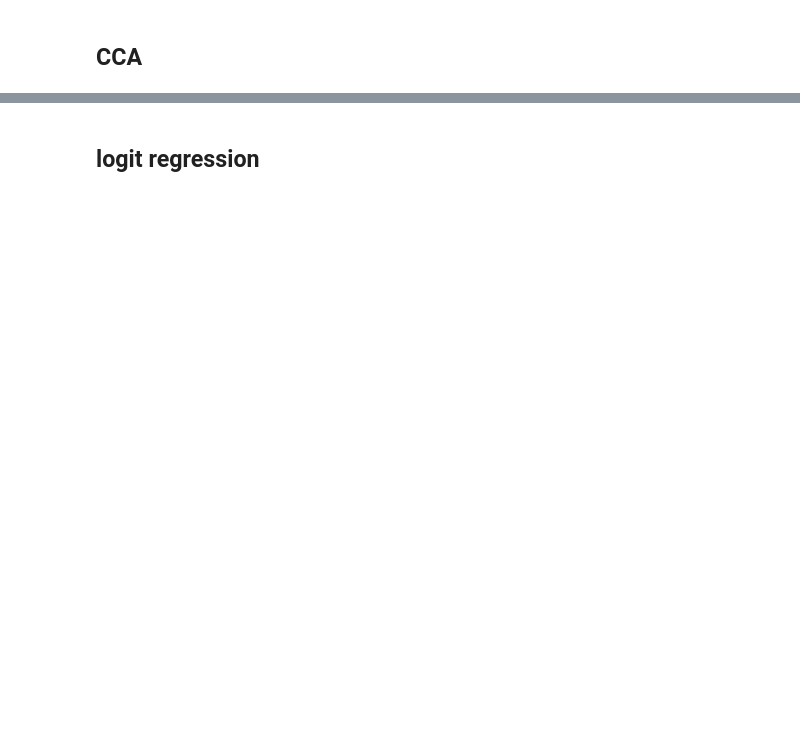
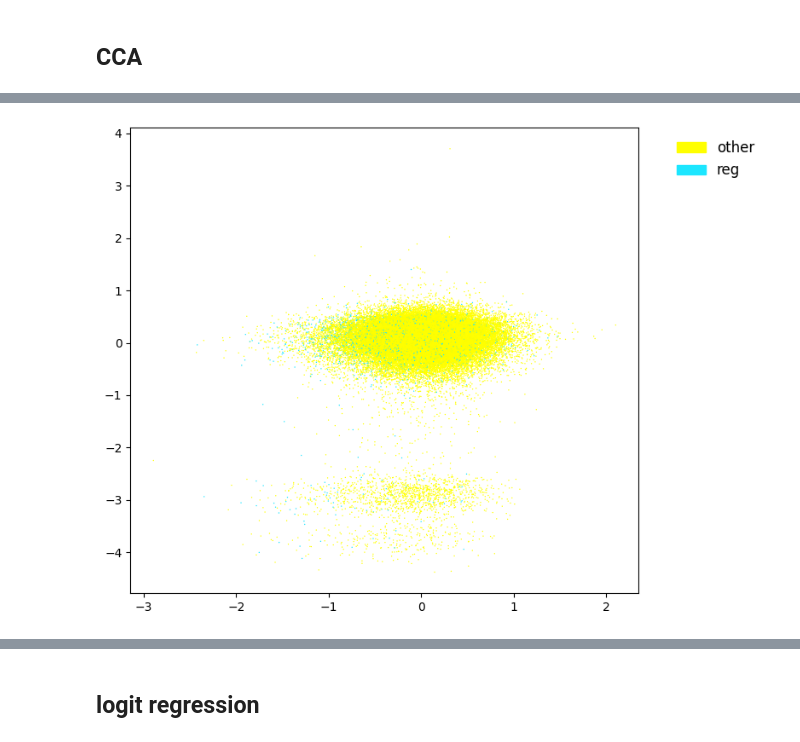
Before and after one commit to YifanZ94/Bio_CRC, a Jupyter notebook: Data processing/data/COMBAT cca/3_Prediction_CCA.ipynb, the cells around one changed output, grey strips where cells are left out. Drawn from its saved outputs; the diff is of its cells as text; code cells hidden in the pictures; blank space fills up the shorter version.

```diff
--- a/Data processing/data/COMBAT cca/3_Prediction_CCA.ipynb
+++ b/Data processing/data/COMBAT cca/3_Prediction_CCA.ipynb
@@ -64,4 +113,7 @@ Name: count, dtype: int64
 # subseting on single pair
 mdata = mdata[mdata['airr'].obs['chain_pairing'].isin(['single pair'])]
 # mdata = mdata[mdata['gex'].obs['COMBAT_ID'].astype(int) > 20]
-mdata = mdata_utils.sync_mdata_obs(mdata)
+mdata = mdata[~mdata['gex'].obs['Annotation_minor_subset'].isin(['nan', 'ncMono', 'DN', 'DP', 'NK.CD16hi', 'GDT.VD2neg'])]
+
+# mdata = mdata_utils.sync_mdata_obs(mdata)
+mdata
@@ -113,7 +247,7 @@ print(f"view_tcr:  {view_tcr.shape}  ")
 from sklearn.model_selection import train_test_split
 mdata.obs['set'] = ''
 
-train_frac = 0.8
+train_frac = 0.7
 dim_cca = min(view_gene.shape[1], view_tcr.shape[1], 5)
 
 train_mask = np.random.rand(mdata.n_obs) < train_frac
@@ -171,17 +308,17 @@ sys.path.append(r"/ihome/ylee/yiz133/Code/Tools/")
 # self CCA
 dim_cca = 5
 # cca = TCR_embedings.CCA(n_components=dim_cca)
-cca = TCR_embedings.rCCA(n_components=dim_cca, alpha_x=1, alpha_y=1,)
+cca = TCR_embedings.rCCA(n_components=dim_cca, alpha_x=5, alpha_y=5,)
 
 view_gene_c_train, view_tcr_c_train = cca.fit_transform(view_gene_train, view_tcr_train)
 view_gene_c_test, view_tcr_c_test = cca.transform(view_gene_test, view_tcr_test)
 # %%
 # Standardise canonical variates
 
-view_gene_c_train = scaler.fit_transform(view_gene_c_train)
-view_tcr_c_train = scaler.fit_transform(view_tcr_c_train)
-view_gene_c_test = scaler.fit_transform(view_gene_c_test)
-view_tcr_c_test = scaler.fit_transform(view_tcr_c_test)
+# view_gene_c_train = scaler.fit_transform(view_gene_c_train)
+# view_tcr_c_train = scaler.fit_transform(view_tcr_c_train)
+# view_gene_c_test = scaler.fit_transform(view_gene_c_test)
+# view_tcr_c_test = scaler.fit_transform(view_tcr_c_test)
 
 # Combine into full-dataset arrays
 view_gene_c = np.zeros((mdata.n_obs, dim_cca))
@@ -193,7 +330,8 @@ view_tcr_c[test_mask] = view_tcr_c_test
 
 # Store canonical variate scores in mdata
 for i in range(dim_cca):
-    mdata['gex'].obs[f'DCCA_CV_{i}'] = view_tcr_c[:, i]
+    mdata['gex'].obs[f'DCCA_CV_{i}'] = view_gene_c[:, i]
+    mdata['gex'].obs[f'DCCA_CV_TCR_{i}'] = view_tcr_c[:, i]
 
 # Per-component correlations
 print("Per-component correlations (train / test):")
@@ -242,2 +402,47 @@ plt.show()
+# %%
+import matplotlib.pyplot as plt
+import matplotlib.patches as mpatches
+
+def classify_annotation(label):
+    if 'REG' in str(label).upper():
+        return 'reg'
+    # elif any(x in str(label).upper() for x in ['CM', 'EM']):
+    #     return 'MEM'
+    else:
+        return 'other'
+
+mdata['gex'].obs['T_subset'] = (
+    mdata['gex'].obs['Annotation_minor_subset']
+    .apply(classify_annotation)
+    .astype('category')
+)
+
+
+# Get categories and assign colors
+# Annotation_minor_subset
+obs_select = 'T_subset'
+cats = mdata['gex'].obs[obs_select][test_mask].cat.categories
+palette = dict(zip(cats, sc.pl.palettes.default_102[:len(cats)]))
+colors = mdata['gex'].obs[obs_select][test_mask].map(palette)
+
+# Get UMAP coordinates
+fig, ax = plt.subplots(figsize=(8, 6))
+
+i = 2
+ax.scatter(
+    view_gene_c_test[:, i], view_tcr_c_test[:, i],
+    c=colors,
+    linewidths=0,
+    s = 1
+)
+
+# Legend
+handles = [mpatches.Patch(color=palette[cat], label=cat) for cat in cats]
+ax.legend(handles=handles, bbox_to_anchor=(1.05, 1), loc='upper left', fontsize=12, frameon=False)
+
+plt.tight_layout()
+plt.show()
+# %% [output]
+[figure, added]
 # %%
 corr_train, corr_test = TCR_embedings.train_test_corr(view_gene_c_train, view_tcr_c_train, view_gene_c_test, view_tcr_c_test)
```
Also changed, not shown: parts of 34 cells of this notebook, 8 other files.
